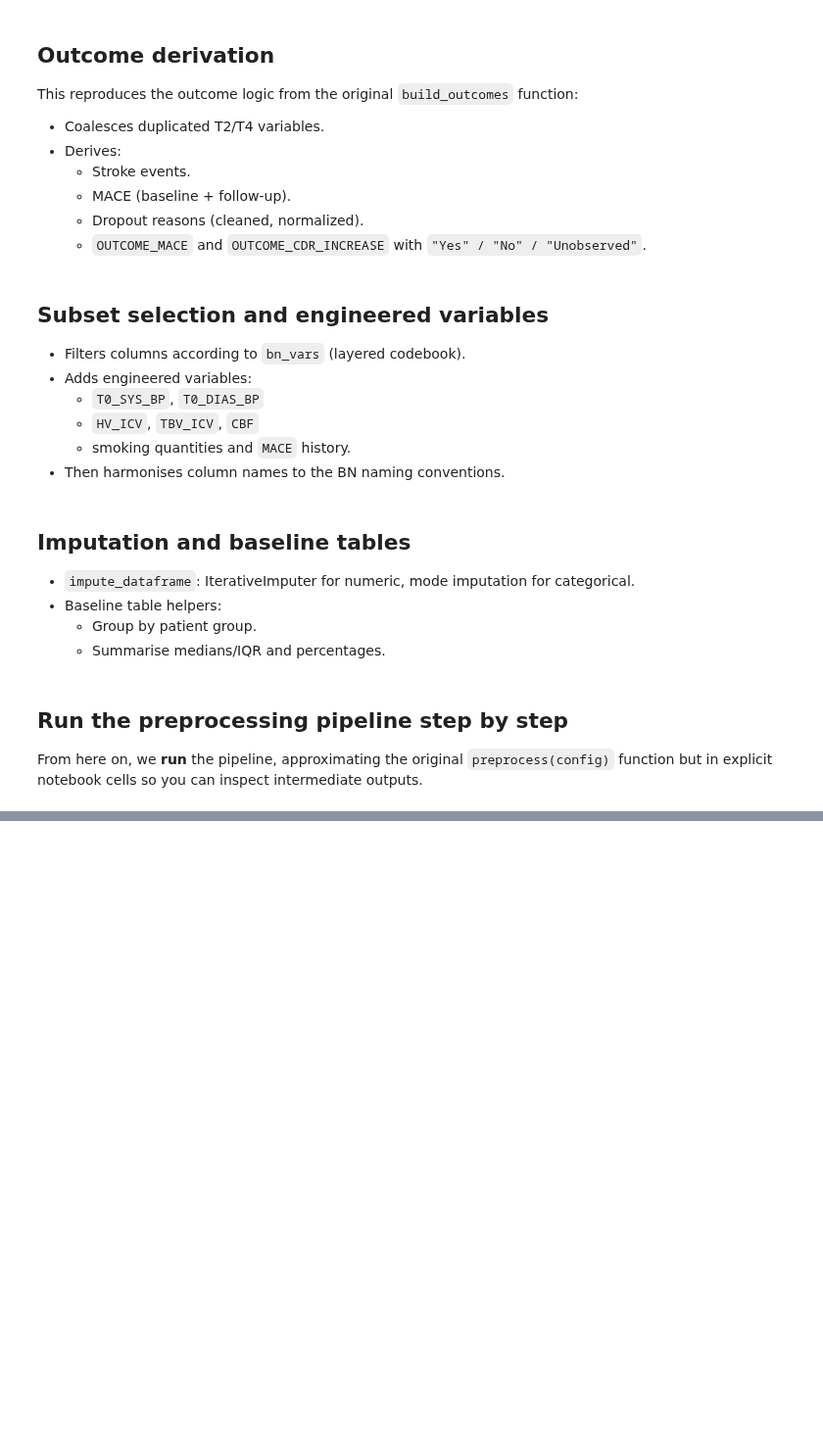
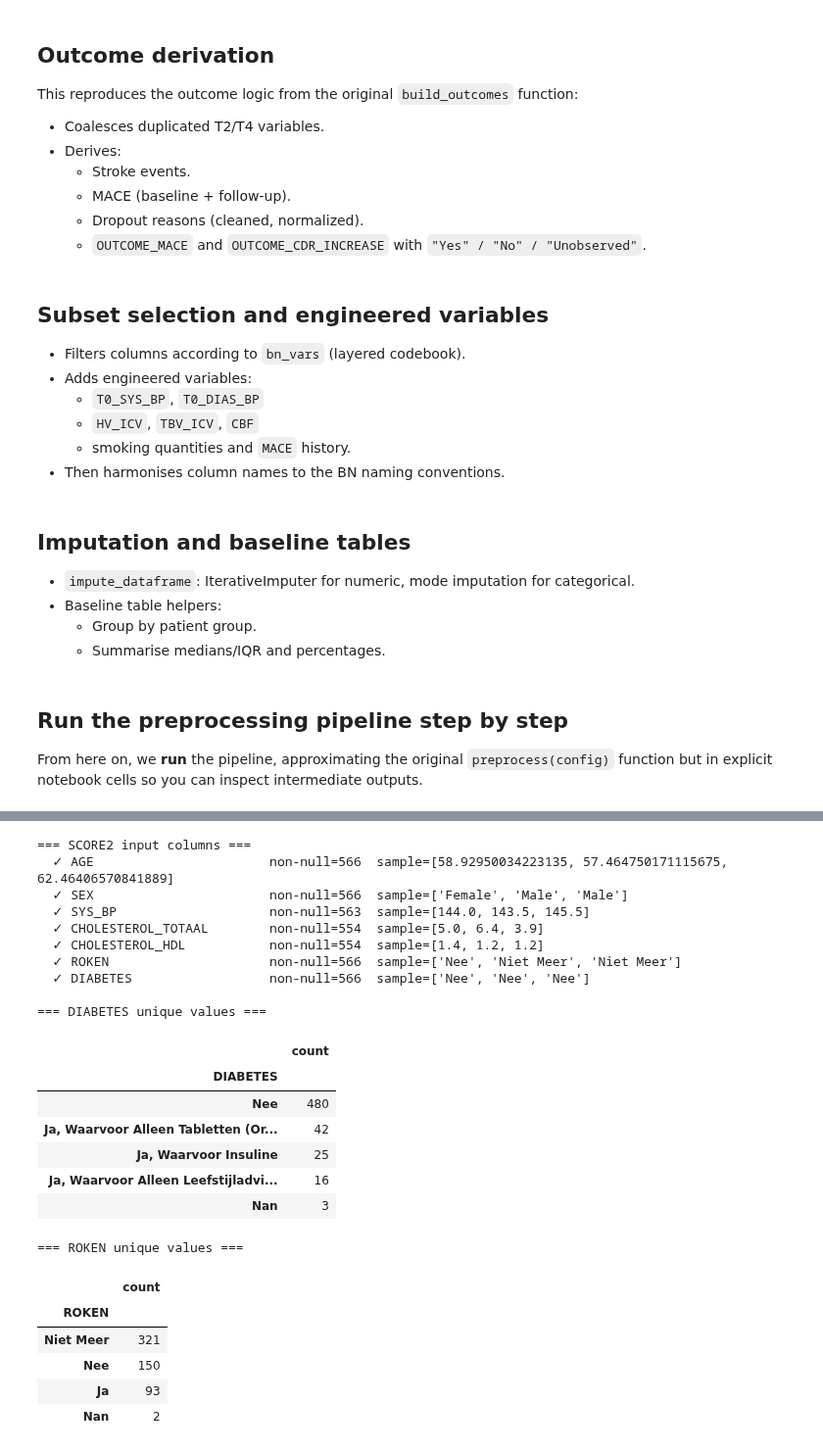
Before and after one commit to umcu/layerbn, a Jupyter notebook: projects/HBC/00_preprocess.ipynb, the cells around one changed output, grey strips where cells are left out. Shown at 98% size. Drawn from its saved outputs; the diff is of its cells as text; code cells hidden in the pictures; blank space fills up the shorter version.

```diff
--- a/projects/HBC/00_preprocess.ipynb
+++ b/projects/HBC/00_preprocess.ipynb
@@ -1144,0 +1181,19 @@ df_bl.head()
+# %%
+# Explore dropout-related columns in df_fu
+dropout_cols = [col for col in df_fu.columns if any(
+    kw in col.lower() for kw in ['reden', 'dropout', 'anders', 'deelname']
+)]
+
+print(f"Dropout-related columns ({len(dropout_cols)}):")
+for col in dropout_cols:
+    n_filled = df_fu[col].notna().sum()
+    print(f"  {col}  (n filled = {n_filled})")
+
+# Show the free-text 'Other' columns — typically contain 'anders' in the name
+other_text_cols = [col for col in dropout_cols if 'anders' in col.lower()]
+print(f"\nFree-text 'Other' columns ({len(other_text_cols)}):")
+for col in other_text_cols:
+    print(f"\n── {col} ──")
+    vals = df_fu[col].dropna().astype(str).str.strip()
+    vals = vals[vals != '']
+    print(vals.value_counts().to_string())
@@ -1180,0 +1264,53 @@ df_final.head()
+# %%
+# ── Diagnostic: verify SCORE2 inputs and DIABETES/ROKEN values ──────────────
+print("=== SCORE2 input columns ===")
+score2_needed = ["AGE", "SEX", "SYS_BP", "CHOLESTEROL_TOTAAL", "CHOLESTEROL_HDL", "ROKEN", "DIABETES"]
+for col in score2_needed:
+    if col in df_final.columns:
+        n_valid = df_final[col].notna().sum()
+        sample = df_final[col].dropna().iloc[:3].tolist()
+        print(f"  ✓ {col:<25} non-null={n_valid}  sample={sample}")
+    else:
+        print(f"  ✗ {col:<25} *** MISSING — will cause all-NA SCORE2 ***")
+
+print("\n=== DIABETES unique values ===")
+if "DIABETES" in df_final.columns:
+    display(df_final["DIABETES"].value_counts(dropna=False).rename("count").to_frame())
+else:
+    print("  ✗ DIABETES column not found in df_final")
+
+print("\n=== ROKEN unique values ===")
+if "ROKEN" in df_final.columns:
+    display(df_final["ROKEN"].value_counts(dropna=False).rename("count").to_frame())
+else:
+    print("  ✗ ROKEN column not found in df_final")
+
+print("\n=== Columns in df_fu that look like cholesterol / roken / diabetes ===")
+hint_cols = [c for c in df_fu.columns if any(kw in c.lower() for kw in ["chol", "roken", "diab"])]
+for c in hint_cols:
+    print(f"  {c}")
+# %% [output]
+=== SCORE2 input columns ===
+  ✓ AGE                       non-null=566  sample=[58.92950034223135, 57.464750171115675, 62.46406570841889]
+  ✓ SEX                       non-null=566  sample=['Female', 'Male', 'Male']
+  ✓ SYS_BP                    non-null=563  sample=[144.0, 143.5, 145.5]
+  ✓ CHOLESTEROL_TOTAAL        non-null=554  sample=[5.0, 6.4, 3.9]
+  ✓ CHOLESTEROL_HDL           non-null=554  sample=[1.4, 1.2, 1.2]
+  ✓ ROKEN                     non-null=566  sample=['Nee', 'Niet Meer', 'Niet Meer']
+  ✓ DIABETES                  non-null=566  sample=['Nee', 'Nee', 'Nee']
+
+=== DIABETES unique values ===
+|  | count |
+| DIABETES |  |
+| Nee | 480 |
+| Ja, Waarvoor Alleen Tabletten (Or... | 42 |
+| Ja, Waarvoor Insuline | 25 |
+| Ja, Waarvoor Alleen Leefstijladvi... | 16 |
+| Nan | 3 |
+=== ROKEN unique values ===
+|  | count |
+| ROKEN |  |
+| Niet Meer | 321 |
+| Nee | 150 |
+| Ja | 93 |
+| Nan | 2 |
```
Also changed, not shown: parts of 12 cells of this notebook, 2 other files.
